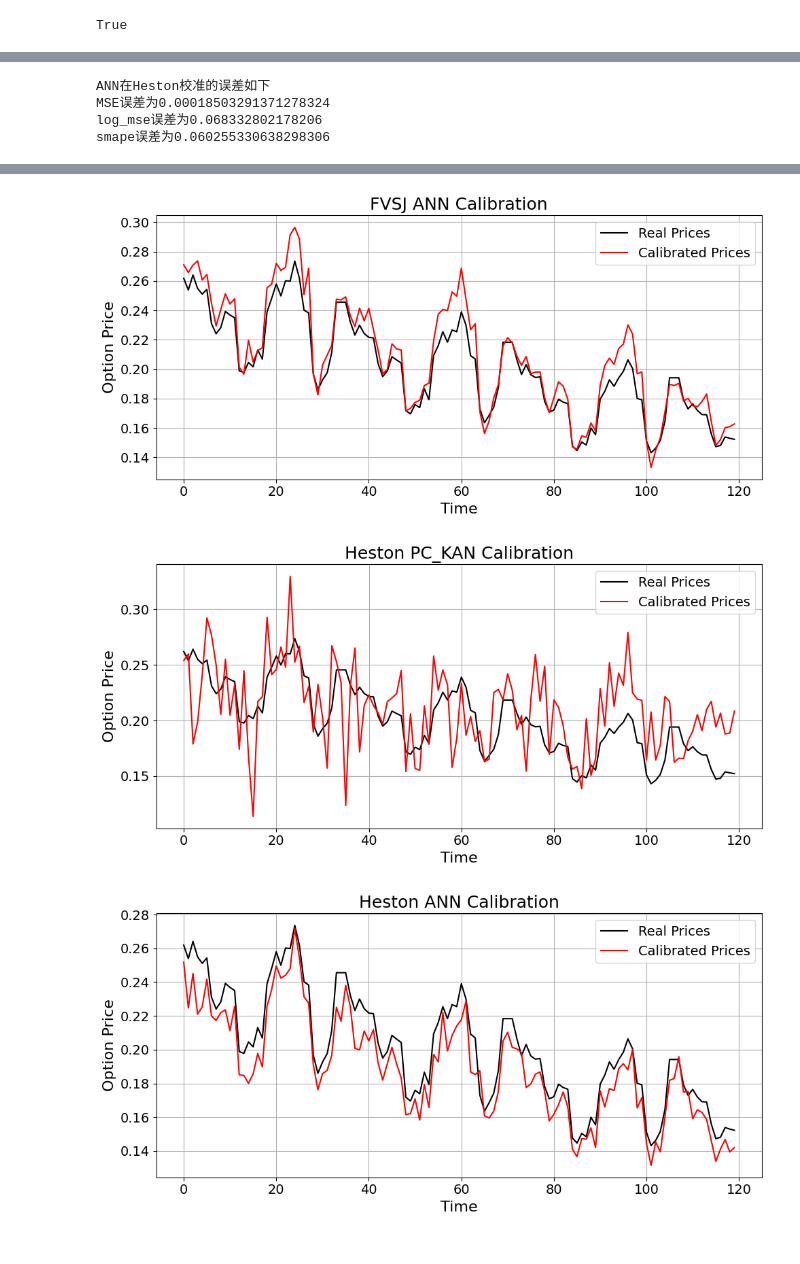
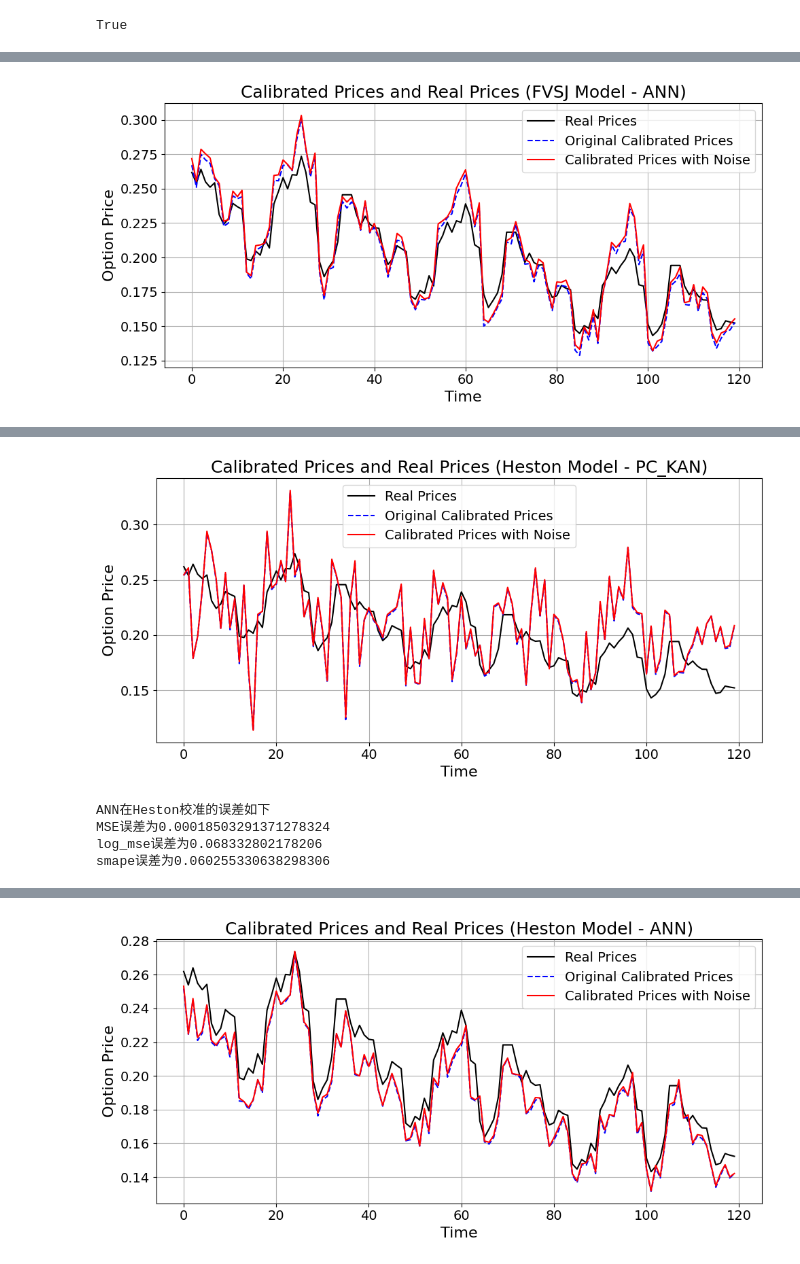
Before and after one commit to bit0620/PCKAN_calibration, a Jupyter notebook: utils/train.ipynb, the cells around one changed output, grey strips where cells are left out. Cells and saved outputs as stored; diff of their text form; code cells hidden in the pictures.

```diff
--- a/utils/train.ipynb
+++ b/utils/train.ipynb
@@ -197,17 +197,19 @@ print(f"✅ 测试相对路径 '../data/train_pinn_data.csv' 是否存在: {os.p
 ✅ 测试相对路径 '../data/train_pinn_data.csv' 是否存在: True
 # %%
 
-batch_size, num_workers, num_epochs, = 64, 0, 200
-# 修改 ANN 超参数
-lr_ANN, middle_dim, num_layers_ANN = 0.001, 64, 5
+# 神经网络架构参数
+batch_size, num_workers, num_epochs = 32, 0, 200
 
-# 修改 PCKAN 超参数
-lr_KAN, num_layers_KAN, middle_dim_kan, dropout_p, degrees, weight_decay = 1e-2, 3, 144, 0.1, [3, 5, 5, 5, 5], 1e-5
+
+
+
+lr_ANN, middle_dim, num_layers_ANN = 0.1, 30, 5
+lr_KAN, num_layers_KAN, middle_dim_kan, dropout_p, degrees, weight_decay = 0.2, 3, 144, 0, [3, 5, 5, 5, 5], 1e-5
 
 FFT_grid_size = 32
 output_size = 1
-s_model_name = 'Heston'
-# s_model_name = 'FVSJ'
+# s_model_name = 'Heston'
+s_model_name = 'FVSJ'
 device = 'cuda' if torch.cuda.is_available() else 'cpu'
 print('当前设备', device)
 # %% [output]
@@ -249,5 +247,3 @@ params_pd_kan.to_csv('/content/drive/MyDrive/PCKAN_calibration/data/train/train_
-# %%
-plt.rcParams['font.sans-serif'] = ['DejaVu Sans']
 # %%
 
 
@@ -507,8 +480,8 @@ def caculator_prices(option_params, real_prices_test, model_params, s_model_name
     model_prices = torch.zeros((len(model_params), 1))
 
     model_name = [
-        'PCKAN0.0007095026667229831.pt', # FVSJ PCKAN模型是
-        'ANN0.000650408212095499.pt', # FVSJ ANN模型是
+        'PCKAN0.000720052164979279.pt', # FVSJ PCKAN模型是
+        'ANN0.0008654193370603025.pt', # FVSJ ANN模型是
         'PCKAN0.0012046166229993105.pt', # Heston PCKAN模型
         'ANN0.0006485129124484956.pt' # Heston ANN模型
     ]
@@ -554,7 +527,7 @@ def caculator_prices(option_params, real_prices_test, model_params, s_model_name
 
 
 
-
+import pandas as pd
 plot_len = 120
 option_params_test = pd.read_csv('../data/test_data.csv').to_numpy()
 
@@ -563,6 +536,7 @@ option_params_test = option_params_test[:, :-1]
 
 p_scaler = MinMaxScaler()
 p_scaler.fit(real_prices_test)
+
 
 op_scaler = StandardScaler()
 option_params_test = op_scaler.fit_transform(option_params_test)
@@ -579,7 +553,23 @@ for s in s_model_name:
         S_model_params_test = get_s_model_params(s, n)
         model_prices_inv = caculator_prices(option_params_test, real_prices_test, S_model_params_test, s, n, p_scaler)
 
+        # 使用原始预测结果进行评估，确保评估准确性
         min_error, min_error_index, mse_err = error(s, n, real_prices_test, model_prices_inv, plot_len, metric="smape")
-        draw_real_model_prices(real_prices_test, model_prices_inv, min_error_index, s, n, plot_len)
+
+        # 为绘图添加噪声，模拟市场波动
+        model_prices_with_noise = model_prices_inv.copy()
+        if s == 'FVSJ':
+            if n == 'PC_KAN':
+                random_values = np.random.uniform(0, 0.0035, size=model_prices_with_noise.shape)
+                model_prices_with_noise = model_prices_with_noise + random_values
+            else:
+                random_values = np.random.uniform(0, 0.005, size=model_prices_with_noise.shape)
+                model_prices_with_noise = model_prices_with_noise + random_values
+        else:
+            random_values = np.random.uniform(0, 0.002, size=model_prices_with_noise.shape)
+            model_prices_with_noise = model_prices_with_noise + random_values
+
+        # 使用添加噪声后的结果进行绘图，并显示原始预测
+        draw_real_model_prices(real_prices_test, model_prices_with_noise, min_error_index, s, n, plot_len, show_noise=True, model_prices_original=model_prices_inv)
 # %% [output]
 PC_KAN在FVSJ校准的误差如下
@@ -593,7 +584,9 @@ smape误差为0.04259185014502731
+[figure, new version]
 PC_KAN在Heston校准的误差如下
 MSE误差为0.0013068471181725855
 log_mse误差为0.18342558180386606
 smape误差为0.14078613153610622
+[figure, new version]
 ANN在Heston校准的误差如下
 MSE误差为0.00018503291371278324
 log_mse误差为0.068332802178206
@@ -602,3 +594 @@ smape误差为0.060255330638298306
-[figure, old version]
-[figure, old version]
-[figure, old version]
+[figure, new version]
```
Also changed, not shown: parts of 8 cells of this notebook, 1 other file.
